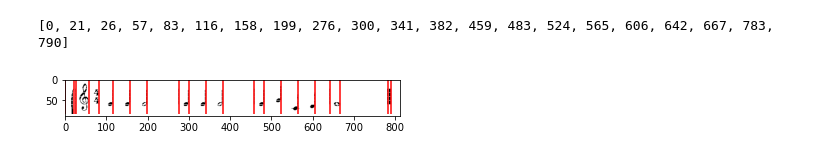
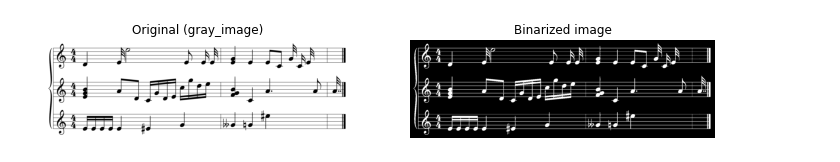
Before and after one commit to SaadBadr/Music_OMR, a Jupyter notebook: project.ipynb, the cells around one changed output. Saved outputs shown, nothing was run; the diff lists cells and outputs as text; code cells hidden in the pictures.

```diff
--- a/project.ipynb
+++ b/project.ipynb
@@ -256,25 +0,0 @@ for i in range(len(bin_imgs)):
-# %%
-my_img = bin_imgs[0]
-freq = np.sum(my_img,0)
-max = np.max(freq)
-y,x = my_img.shape
-last_false = True;
-bounds = []
-for i in range(x):
-    if freq[i] > max - 3 and last_false:
-        last_false = False
-        bounds.append(i)
-    elif freq[i] < max - 3:
-        last_false = True
-
-print(bounds)
-# %% [output]
-[0, 21, 26, 57, 83, 116, 158, 199, 276, 300, 341, 382, 459, 483, 524, 565, 606, 642, 667, 783, 790]
-# %%
-ax = plt.axes()
-ax.imshow(my_img, cmap=cm.gray)
-for x in bounds:
-    ax.vlines(x, 0, my_img.shape[0], colors='r')
-plt.show()
-# %% [output]
-[figure, removed]
@@ -280,0 +15,24 @@ plt.show()
+# %%
+## NOTE you can find a list of musical symbols and their names here https://en.wikipedia.org/wiki/List_of_musical_symbols .
+# This facilitates naming variables and writing comments.
+## NOTE We will do the same transformation functions rotate/scale/crop/... on both binary and gray images in parallel
+## so that if anyone needed to work on the gray image at any time. it will be available
+
+## Thresholding:
+##---------------------------------
+
+gray_image = rgb2gray(imread('test-set-scanned/test-cases/02.PNG'))  # 'test-set-scanned/test-cases/02.PNG'
+binary_image = gray_image
+
+# thresh = threshold_niblack(binary_image, 55, k=0.8)
+# thresh = threshold_local(binary_image, block_size=205)  # block_size must be odd
+
+
+# thresh = threshold_li(binary_image)       # Works well with camera captured images
+thresh = threshold_otsu(binary_image)       # Works well with scanned image (High quality images)
+
+binary_image= binary_image < thresh
+show_images([gray_image, binary_image], ["Original (gray_image)", "Binarized image"])
+# fig, ax = try_all_threshold(gray_image, figsize=(10, 6), verbose=False)
+# %% [output]
+[figure, added]
```
Also changed, not shown: parts of 22 cells of this notebook, 6 other files.
